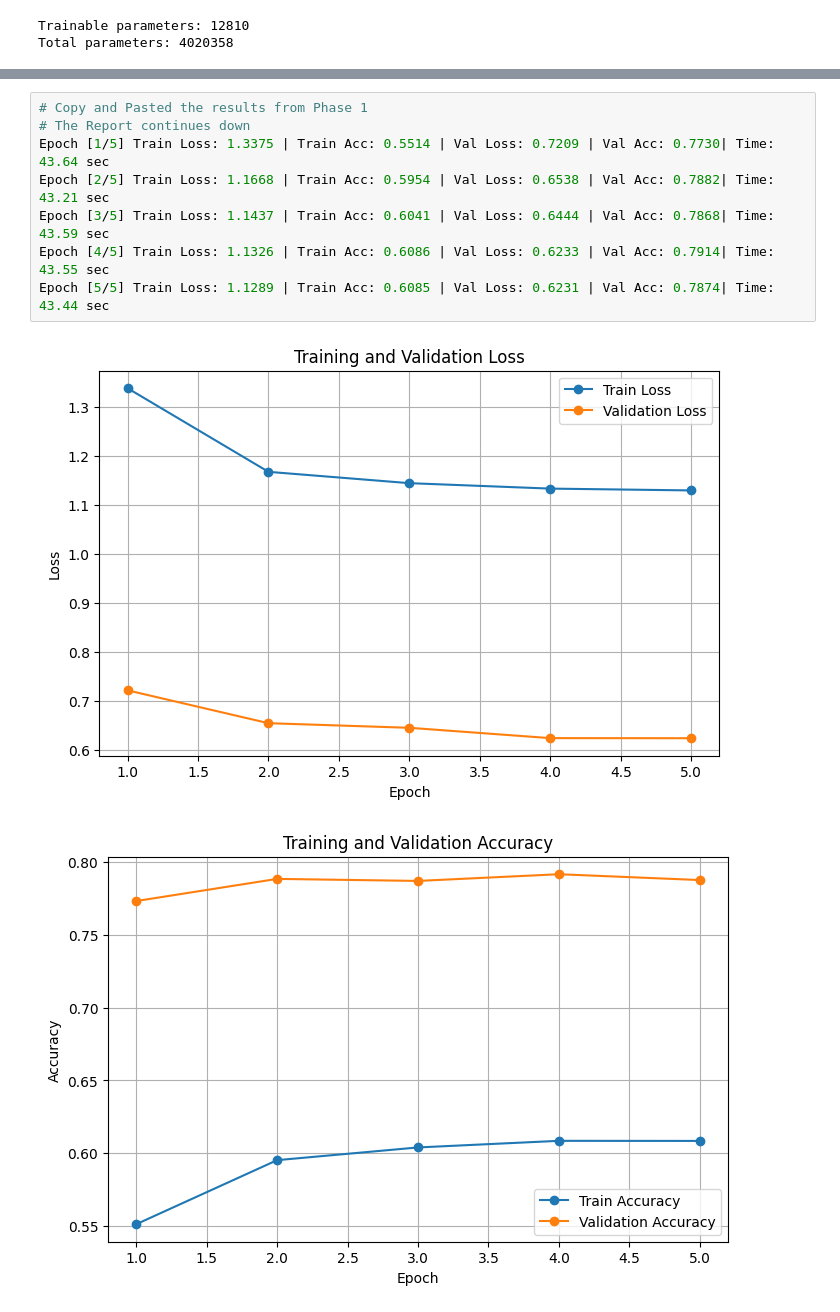
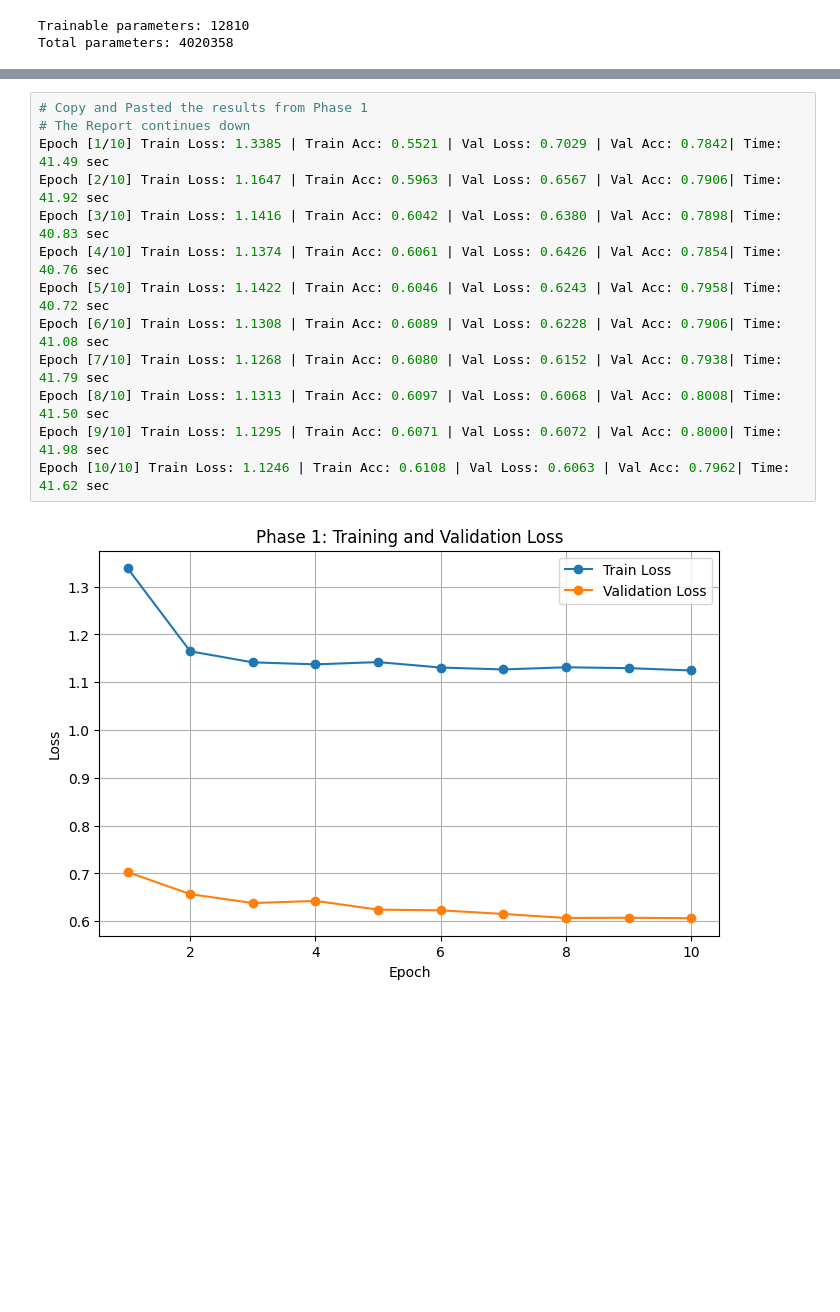
Before and after one commit to evolentDelight/transfer-learning-cifar10-image-classification, a Jupyter notebook: ben-kwon-project.ipynb, the cells around one changed output, grey strips where cells are left out. Saved outputs shown, nothing was run; the diff lists cells and outputs as text; blank space fills up the shorter version.

```diff
--- a/ben-kwon-project.ipynb
+++ b/ben-kwon-project.ipynb
@@ -708,11 +741,15 @@ Training required approximately 44 seconds per epoch, totaling about 3.62 minute
-# %%
-# Copy and Pasted the results from Phase 1
-# The Report continues down
-Epoch [1/5] Train Loss: 1.3375 | Train Acc: 0.5514 | Val Loss: 0.7209 | Val Acc: 0.7730| Time: 43.64 sec
-Epoch [2/5] Train Loss: 1.1668 | Train Acc: 0.5954 | Val Loss: 0.6538 | Val Acc: 0.7882| Time: 43.21 sec
-Epoch [3/5] Train Loss: 1.1437 | Train Acc: 0.6041 | Val Loss: 0.6444 | Val Acc: 0.7868| Time: 43.59 sec
-Epoch [4/5] Train Loss: 1.1326 | Train Acc: 0.6086 | Val Loss: 0.6233 | Val Acc: 0.7914| Time: 43.55 sec
-Epoch [5/5] Train Loss: 1.1289 | Train Acc: 0.6085 | Val Loss: 0.6231 | Val Acc: 0.7874| Time: 43.44 sec
-# %% [output]
-[figure, removed]
-[figure, removed]
+# %%
+# Copy and Pasted the results from Phase 1
+# The Report continues down
+Epoch [1/10] Train Loss: 1.3385 | Train Acc: 0.5521 | Val Loss: 0.7029 | Val Acc: 0.7842| Time: 41.49 sec
+Epoch [2/10] Train Loss: 1.1647 | Train Acc: 0.5963 | Val Loss: 0.6567 | Val Acc: 0.7906| Time: 41.92 sec
+Epoch [3/10] Train Loss: 1.1416 | Train Acc: 0.6042 | Val Loss: 0.6380 | Val Acc: 0.7898| Time: 40.83 sec
+Epoch [4/10] Train Loss: 1.1374 | Train Acc: 0.6061 | Val Loss: 0.6426 | Val Acc: 0.7854| Time: 40.76 sec
+Epoch [5/10] Train Loss: 1.1422 | Train Acc: 0.6046 | Val Loss: 0.6243 | Val Acc: 0.7958| Time: 40.72 sec
+Epoch [6/10] Train Loss: 1.1308 | Train Acc: 0.6089 | Val Loss: 0.6228 | Val Acc: 0.7906| Time: 41.08 sec
+Epoch [7/10] Train Loss: 1.1268 | Train Acc: 0.6080 | Val Loss: 0.6152 | Val Acc: 0.7938| Time: 41.79 sec
+Epoch [8/10] Train Loss: 1.1313 | Train Acc: 0.6097 | Val Loss: 0.6068 | Val Acc: 0.8008| Time: 41.50 sec
+Epoch [9/10] Train Loss: 1.1295 | Train Acc: 0.6071 | Val Loss: 0.6072 | Val Acc: 0.8000| Time: 41.98 sec
+Epoch [10/10] Train Loss: 1.1246 | Train Acc: 0.6108 | Val Loss: 0.6063 | Val Acc: 0.7962| Time: 41.62 sec
+# %% [output]
+[figure, added]
```
Also changed, not shown: parts of 21 cells of this notebook.
